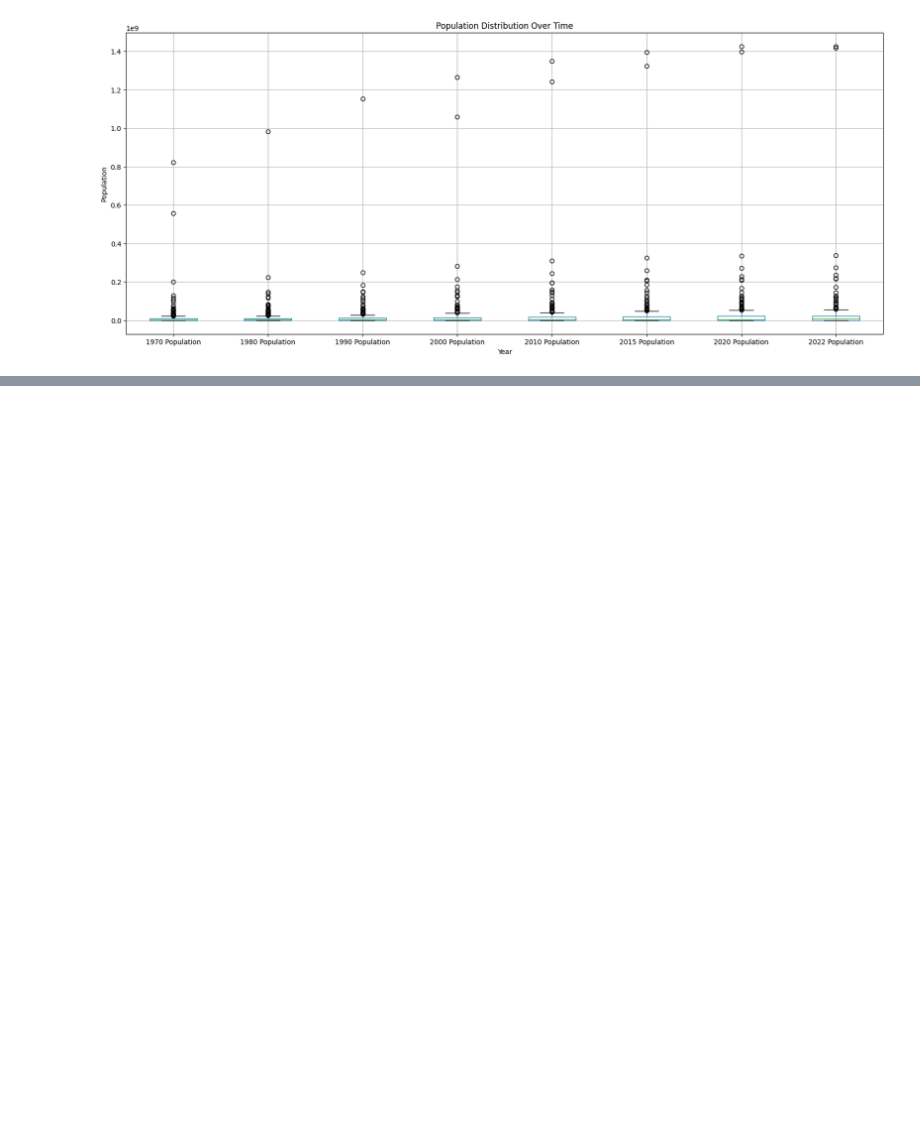
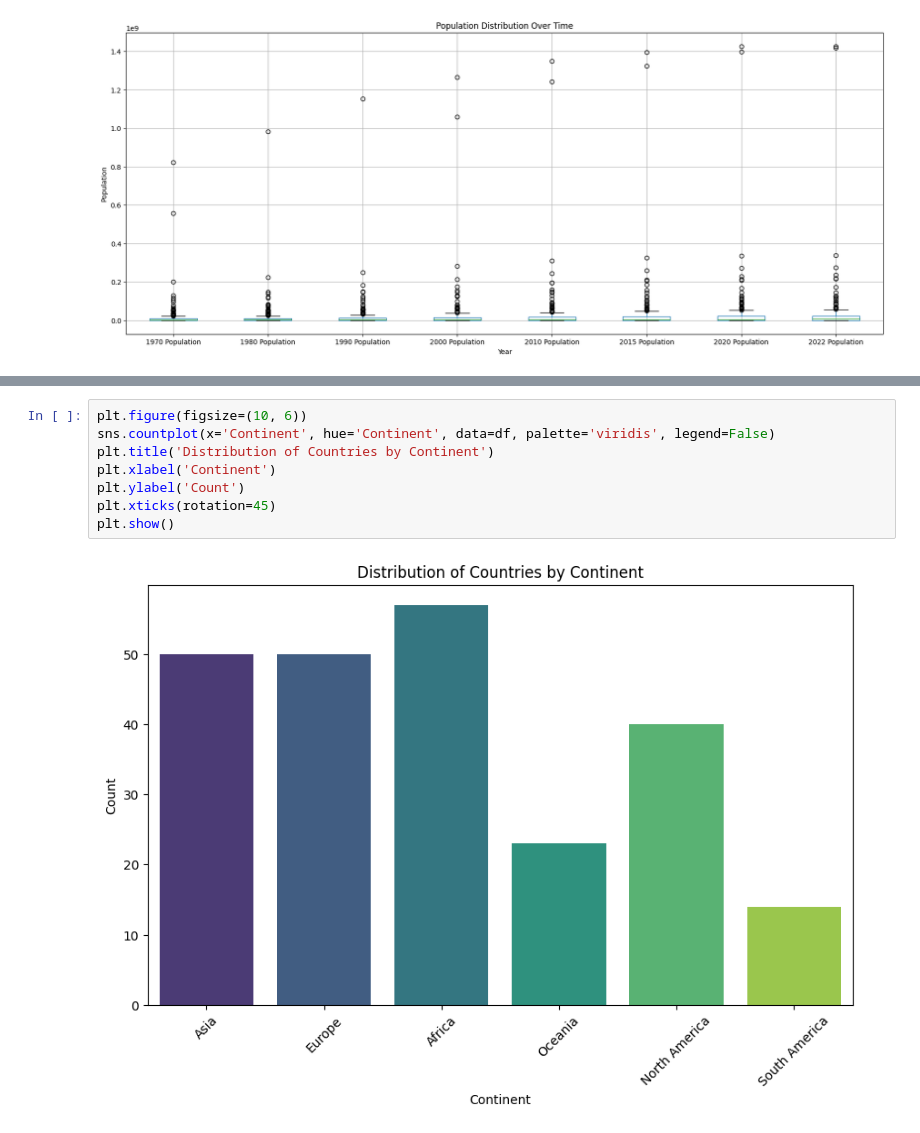
Before and after one commit to Makkala-Kumar/COD-Internship-Tasks, a Jupyter notebook: EDA_on_world_population_Dataset.ipynb, the cells around one changed output, grey strips where cells are left out. Cells and saved outputs as stored; diff of their text form; blank space fills up the shorter version.

```diff
--- a/EDA_on_world_population_Dataset.ipynb
+++ b/EDA_on_world_population_Dataset.ipynb
@@ -293,0 +300,10 @@ plt.show()
+# %%
+plt.figure(figsize=(10, 6))
+sns.countplot(x='Continent', hue='Continent', data=df, palette='viridis', legend=False)
+plt.title('Distribution of Countries by Continent')
+plt.xlabel('Continent')
+plt.ylabel('Count')
+plt.xticks(rotation=45)
+plt.show()
+# %% [output]
+[figure, added]
```
Also changed, not shown: parts of 10 cells of this notebook.
